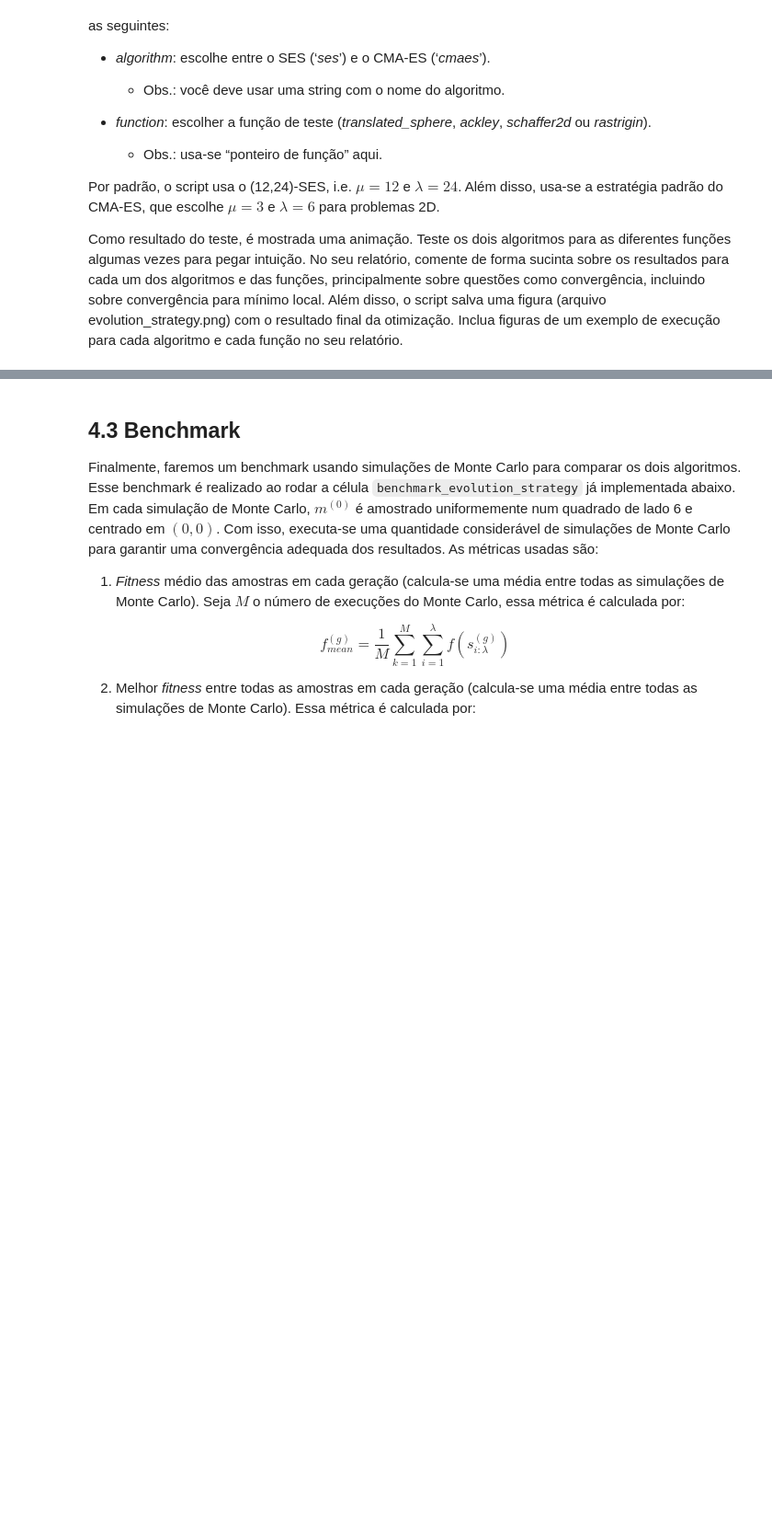
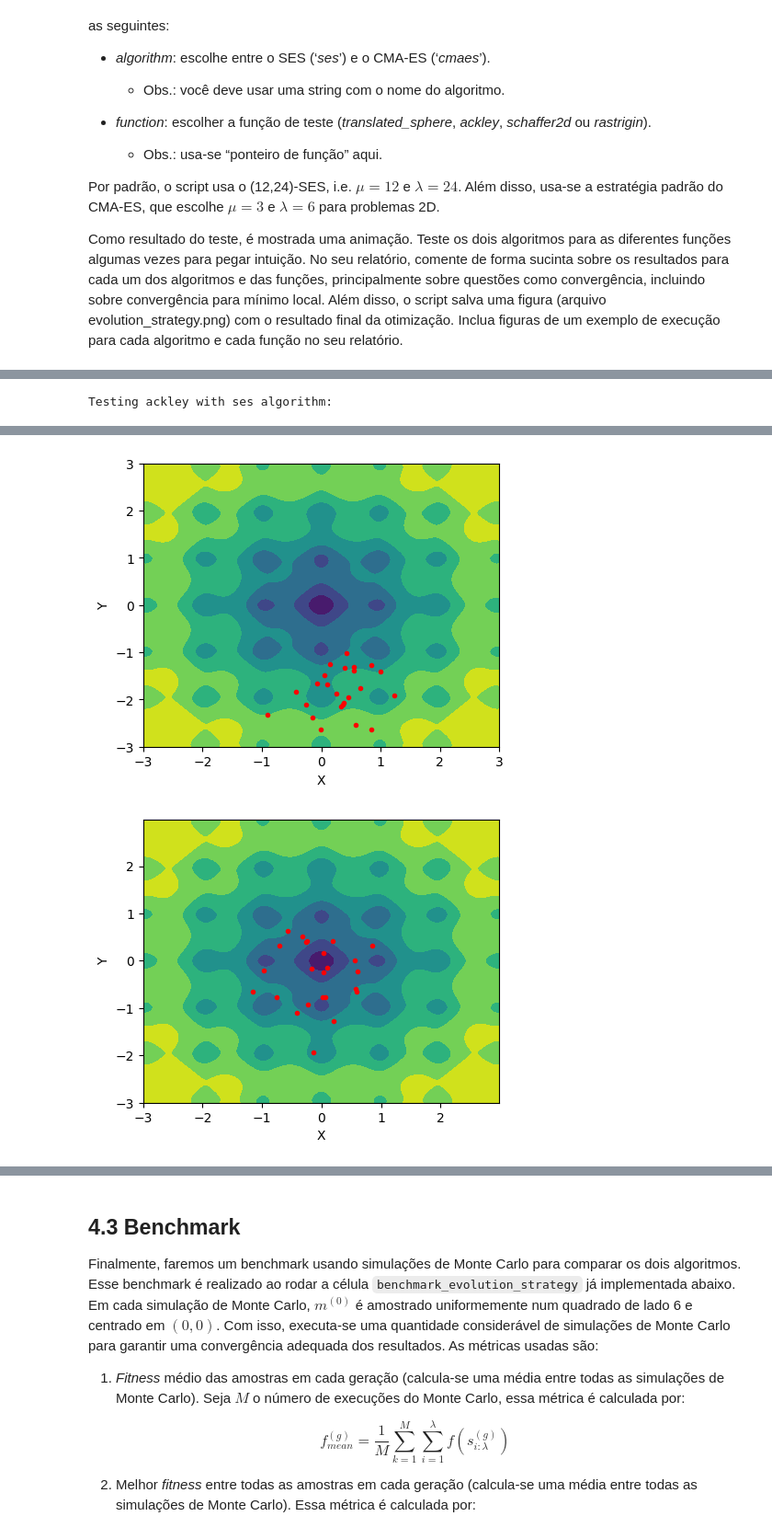
Before and after one commit to jonasdegrave/artificial-intelligence, a Jupyter notebook: 02 - Metaheuristic Optimization/IA_PEE_2022_Otimização_Metaheurística.ipynb, the cells around one changed output, grey strips where cells are left out. Shown at 92% size. Drawn from its saved outputs; the diff is of its cells as text; code cells hidden in the pictures; blank space fills up the shorter version.

```diff
--- a/02 - Metaheuristic Optimization/IA_PEE_2022_Otimização_Metaheurística.ipynb
+++ b/02 - Metaheuristic Optimization/IA_PEE_2022_Otimização_Metaheurística.ipynb
@@ -276,0 +306,5 @@ HTML(animation.to_html5_video())
+# %%
+test_function(ackley, 'ses')
+HTML(animation.to_html5_video())
+# %% [output]
+Testing ackley with ses algorithm:
@@ -276,0 +312,2 @@ HTML(animation.to_html5_video())
+[figure, added]
+[figure, added]
```
Also changed, not shown: parts of 14 cells of this notebook, 17 other files.
